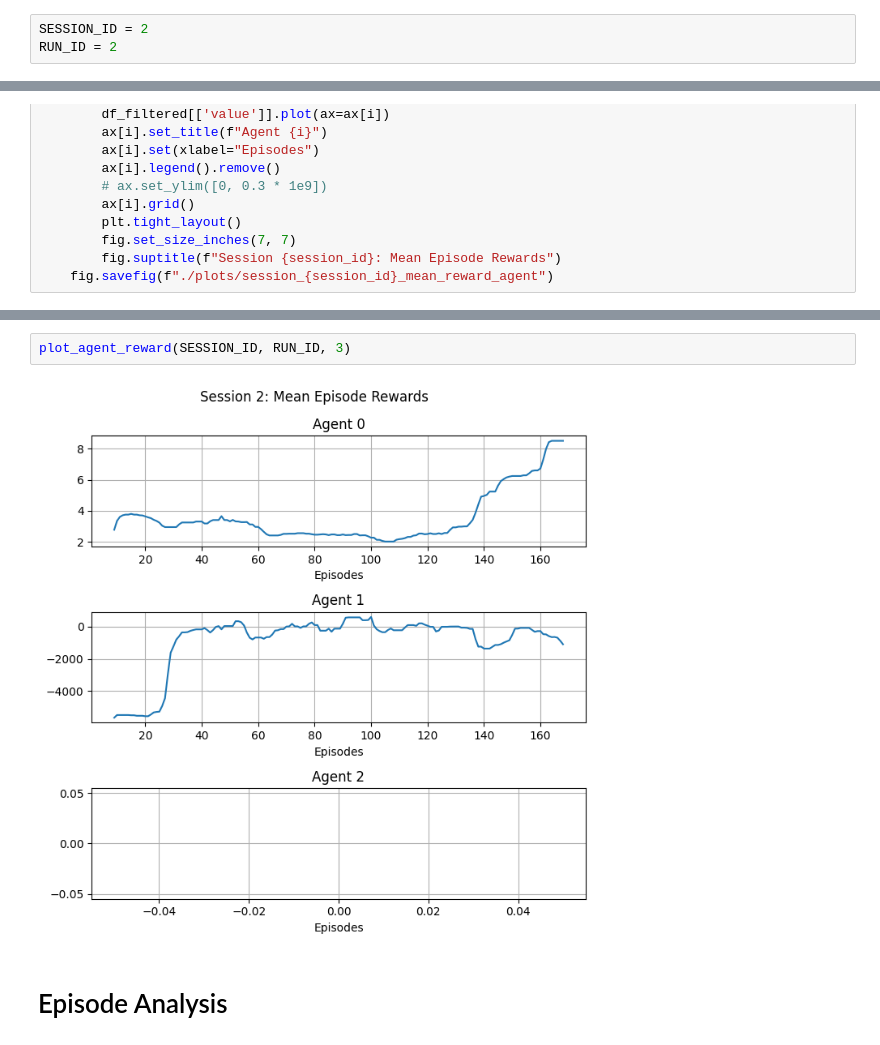
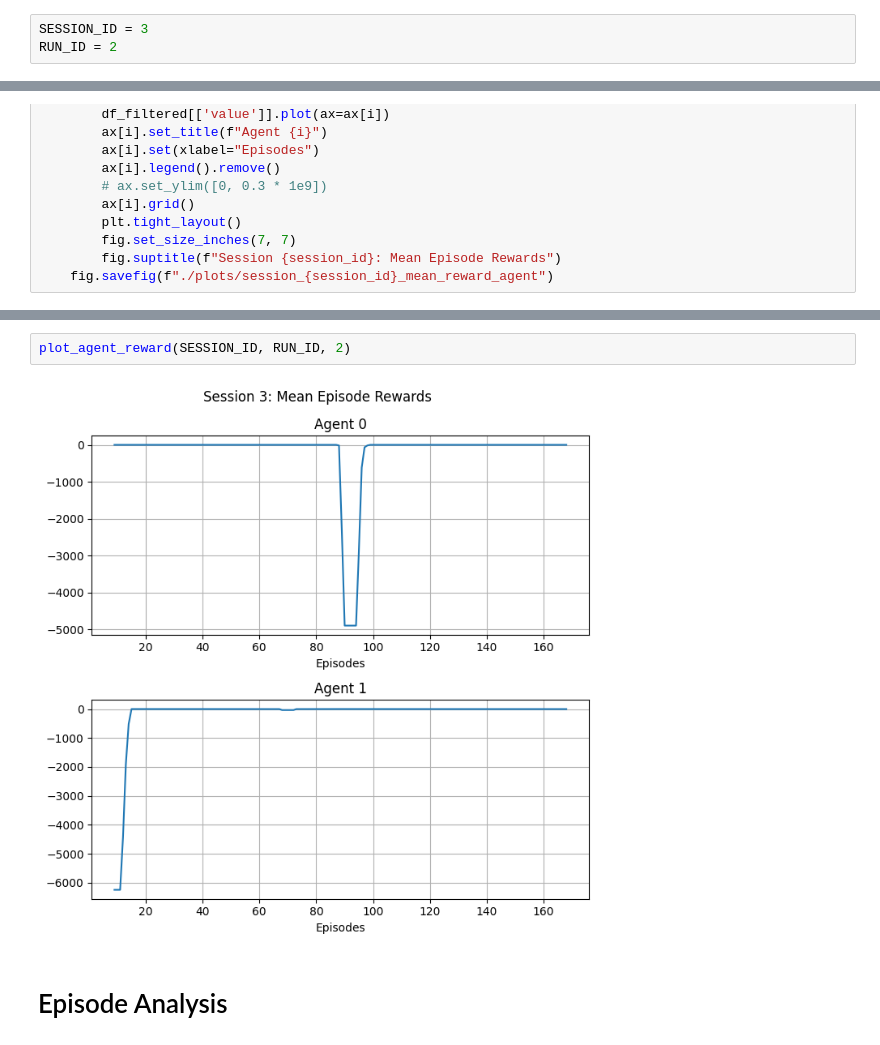
Before and after one commit to buehrerc/MAAC-auto-gov, a Jupyter notebook: analysis/generate_plots.ipynb, the cells around one changed output, grey strips where cells are left out. Saved outputs shown, nothing was run; the diff lists cells and outputs as text.

Commit message:
changed reward function

```diff
--- a/analysis/generate_plots.ipynb
+++ b/analysis/generate_plots.ipynb
@@ -6,7 +6,7 @@ from generate_plots import convert_tb_data
 # %% [markdown]
 # Plot Loss
 # %%
-SESSION_ID = 2
+SESSION_ID = 3
 RUN_ID = 2
 # %%
 def generate_plot(df, col_name, title=None, filter_outliers=False, rolling_mean=False):
@@ -89,7 +89,7 @@ plot_agent_loss(SESSION_ID, RUN_ID, 3)
 # %%
-plot_agent_reward(SESSION_ID, RUN_ID, 3)
+plot_agent_reward(SESSION_ID, RUN_ID, 2)
 # %% [output]
-[figure, old version]
+[figure, new version]
 # %% [markdown]
 # Episode Analysis
 # %%
```
Also changed, not shown: parts of 6 cells of this notebook, 7 other files.
